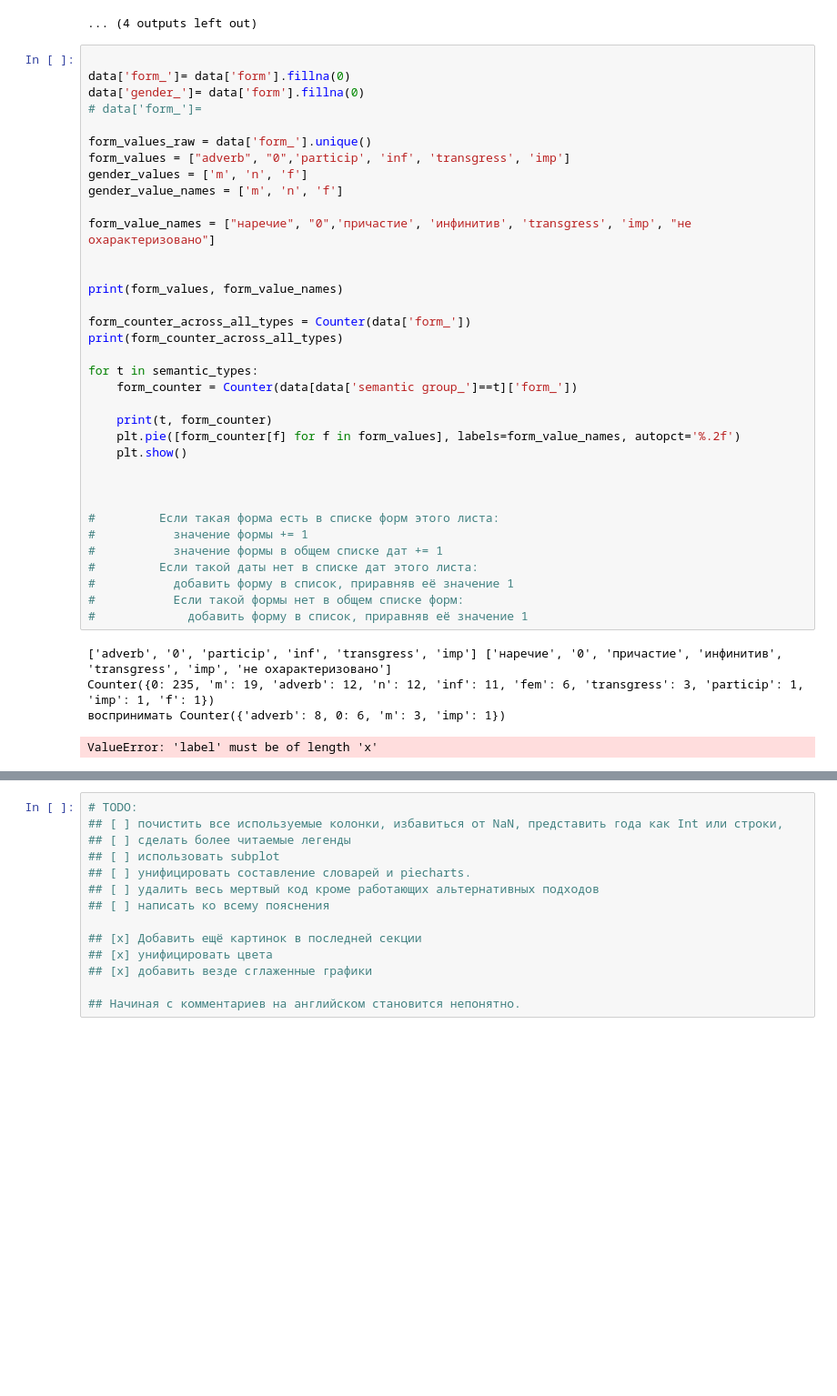
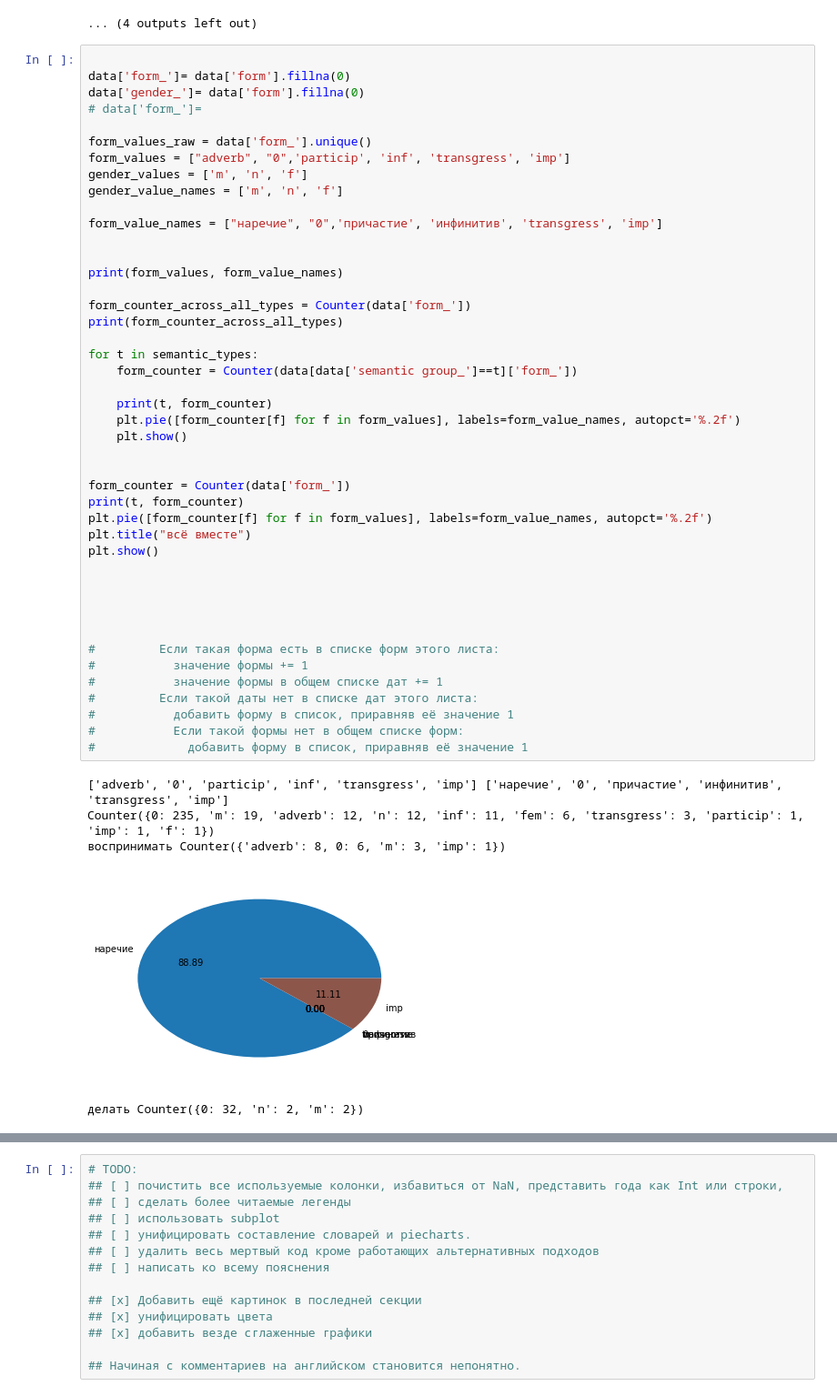
Before and after one commit to marchdown/schisch, a Jupyter notebook: schisch.ipynb, the cells around one changed output, grey strips where cells are left out. Shown: that part at 91% size. Saved outputs shown, nothing was run; the diff lists cells and outputs as text; blank space fills up the shorter version.

Commit message:
form&gender

```diff
--- a/schisch.ipynb
+++ b/schisch.ipynb
@@ -618,33 +618,43 @@ form_values_raw = data['form_'].unique()
 form_values = ["adverb", "0",'particip', 'inf', 'transgress', 'imp']
 gender_values = ['m', 'n', 'f']
 gender_value_names = ['m', 'n', 'f']
 
-form_value_names = ["наречие", "0",'причастие', 'инфинитив', 'transgress', 'imp', "не охарактеризовано"]
+form_value_names = ["наречие", "0",'причастие', 'инфинитив', 'transgress', 'imp']
 
 
 print(form_values, form_value_names)
 
 form_counter_across_all_types = Counter(data['form_'])
 print(form_counter_across_all_types)
 
 for t in semantic_types:
     form_counter = Counter(data[data['semantic group_']==t]['form_'])
 
     print(t, form_counter)
     plt.pie([form_counter[f] for f in form_values], labels=form_value_names, autopct='%.2f')
     plt.show()
 
 
+form_counter = Counter(data['form_'])
+print(t, form_counter)
+plt.pie([form_counter[f] for f in form_values], labels=form_value_names, autopct='%.2f')
+plt.title("всё вместе")
+plt.show()
+
+
+
+
 
 #         Если такая форма есть в списке форм этого листа:
 #           значение формы += 1
 #           значение формы в общем списке дат += 1
 #         Если такой даты нет в списке дат этого листа:
 #           добавить форму в список, приравняв её значение 1
 #           Если такой формы нет в общем списке форм:
 #             добавить форму в список, приравняв её значение 1
 # %% [output]
-['adverb', '0', 'particip', 'inf', 'transgress', 'imp'] ['наречие', '0', 'причастие', 'инфинитив', 'transgress', 'imp', 'не охарактеризовано']
+['adverb', '0', 'particip', 'inf', 'transgress', 'imp'] ['наречие', '0', 'причастие', 'инфинитив', 'transgress', 'imp']
 Counter({0: 235, 'm': 19, 'adverb': 12, 'n': 12, 'inf': 11, 'fem': 6, 'transgress': 3, 'particip': 1, 'imp': 1, 'f': 1})
 воспринимать Counter({'adverb': 8, 0: 6, 'm': 3, 'imp': 1})
+[figure, added]
-ValueError: 'label' must be of length 'x'
+делать Counter({0: 32, 'n': 2, 'm': 2})
```
Also changed, not shown: parts of 2 cells of this notebook.
